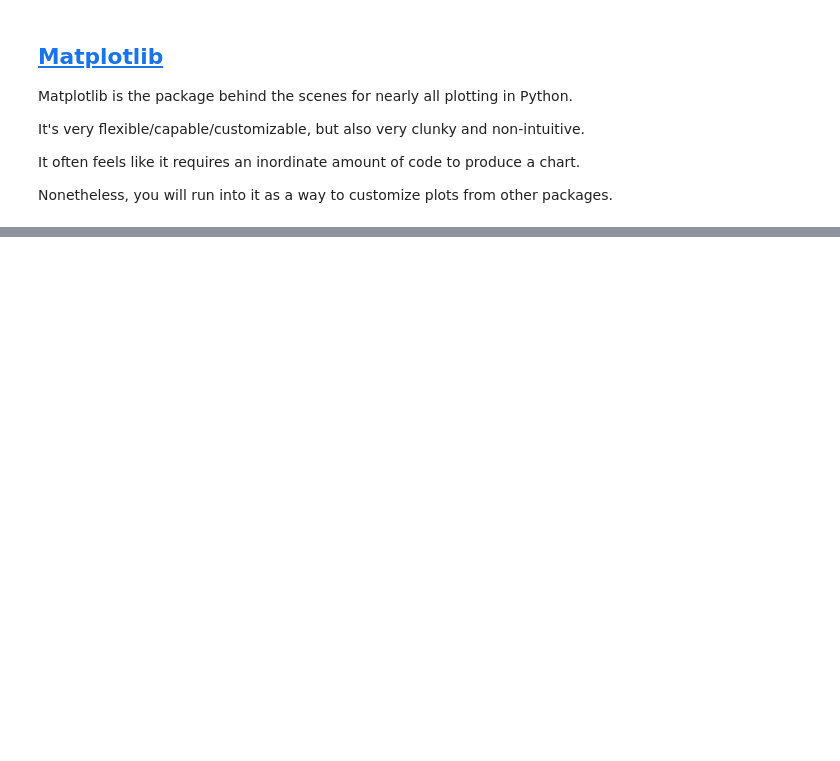
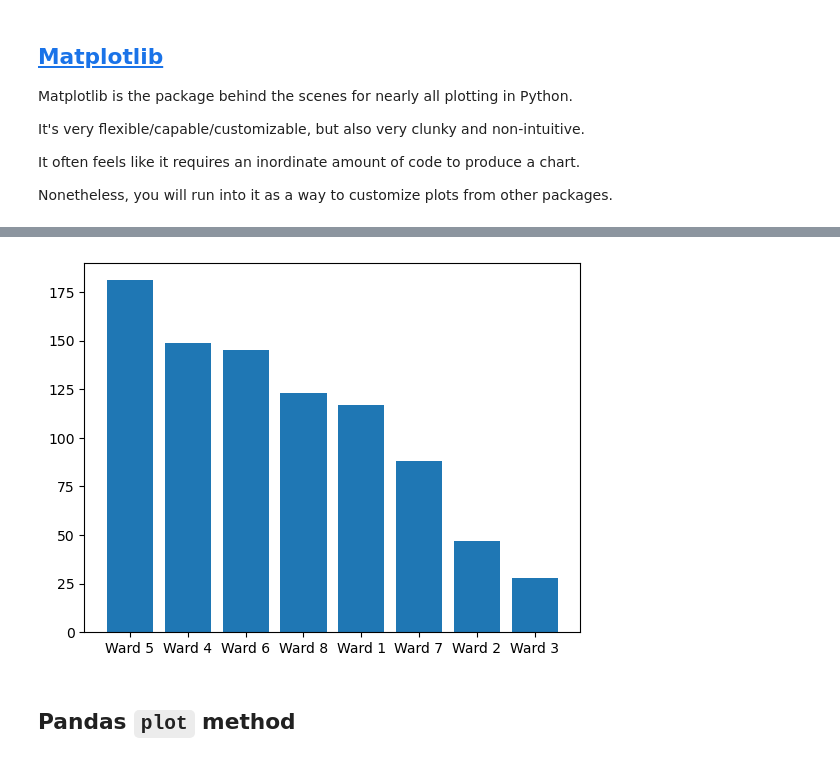
Before and after one commit to ncsg/ursp688y_sp2023, a Jupyter notebook: demos/demo05/demo05.ipynb, the cells around one changed output, grey strips where cells are left out. Drawn from its saved outputs; the diff is of its cells as text; code cells hidden in the pictures; blank space fills up the shorter version.

```diff
--- a/demos/demo05/demo05.ipynb
+++ b/demos/demo05/demo05.ipynb
@@ -123,0 +127,3 @@ import matplotlib.pyplot as plt
+# %%
+df = pd.read_csv('affordable_housing.csv')
+df.head()
@@ -123,0 +154,13 @@ import matplotlib.pyplot as plt
+# %%
+# Let's manually adjust the inconsistent data
+
+# Find its location in the dataframe
+idx = df[df['MAR_WARD'] == '1'].index[0]
+print(f'inconsistent ward label is at index {idx}')
+
+# Assign that cell a more consistently formatted value
+df.at[220, 'MAR_WARD'] = 'Ward 1'
+
+# Check that it's not longer inconsistent
+ward_counts = df['MAR_WARD'].value_counts()
+ward_counts
@@ -123,0 +179,3 @@ import matplotlib.pyplot as plt
+# %%
+names = ward_counts.index
+counts = ward_counts.values
@@ -124,7 +189,29 @@ import matplotlib.pyplot as plt
 # %%
+# Define the figure object (like a piece of paper)
 fig = plt.figure()
-ax = fig.add_axes([0,0,1,1])
-langs = ['C', 'C++', 'Java', 'Python', 'PHP']
-students = [23,17,35,29,12]
-ax.bar(langs,students)
+# Define an axis within the figure (coordinate space)
+ax = fig.add_subplot(111) # an axis on a 1x1 grid in first position
+# Draw a bar chart within the axis
+ax.bar(names, counts)
+
+# Customize the plot
+# # Remove frames on right and top
+# ax.spines['right'].set_visible(False)
+# ax.spines['top'].set_visible(False)
+# # Define fonts
+# font = {'fontname': 'Arial'}
+# title_font = {**font, **{'fontweight':'bold'}} # {**dict1, **dict2} combines two dictionaries
+# # Set font for ticks
+# plt.yticks(**font) # **dict in a function call expands the dictionary keys into keyword arguments
+# plt.xticks(**font)
+# # Set title and axis labels
+# plt.title('Projects by Ward', title_font)
+# plt.xlabel('Ward', title_font)
+# plt.ylabel('Projects', title_font)
+
+# Show the completed plot
 plt.show()
+# %% [output]
+[figure, added]
+# %% [markdown]
+## Pandas `plot` method
```
Also changed, not shown: parts of 20 cells of this notebook, 2 other files.
